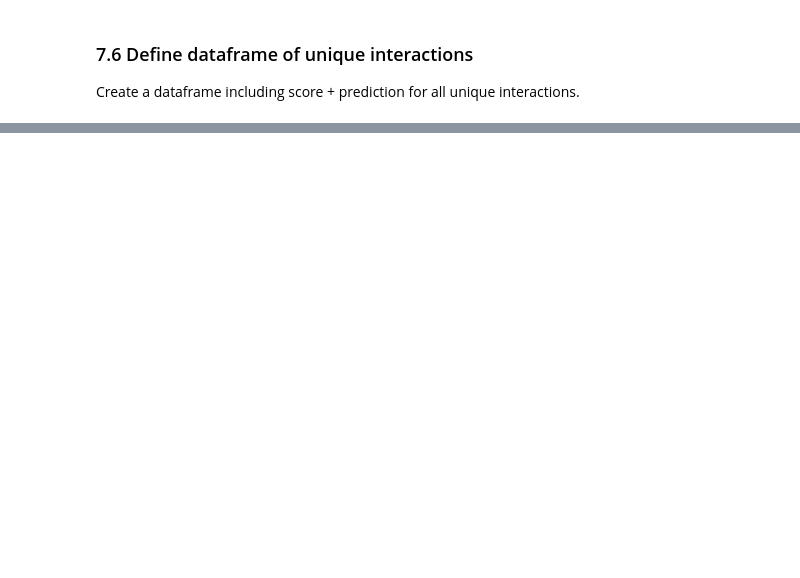
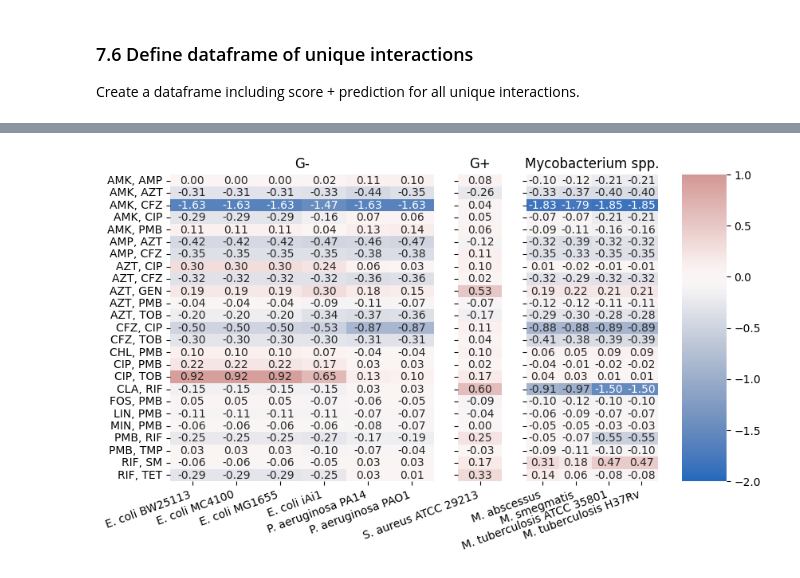
Before and after one commit to sriram-lab/TACTIC, a Jupyter notebook: TACTIC_analysis.ipynb, the cells around one changed output, grey strips where cells are left out. Saved outputs shown, nothing was run; the diff lists cells and outputs as text; code cells hidden in the pictures; blank space fills up the shorter version.

```diff
--- a/TACTIC_analysis.ipynb
+++ b/TACTIC_analysis.ipynb
@@ -40,7 +40,7 @@ omics_data  = {
     'mtb': pd.read_excel('./data/omics_data.xlsx', sheet_name='mtb_transcriptomics', engine='openpyxl')
 }
 ixn_data    = pd.read_excel('./data/ixn_data.xlsx', sheet_name=None, engine='openpyxl')
-ixn_key     = 'new_mtb'
+ixn_key     = 'data'
 orthology   = {
     'ecoli': pd.read_csv('./data/OrtholugeDB/Ec-MG1655_pathogens.txt', sep='\t'),
     'mtb': pd.read_csv('./data/OrtholugeDB/Mtb-H37Rv_pathogens.txt', sep='\t')
@@ -137,10 +137,9 @@ mtb['df']       = feature_data['feature_df']
 ### 1.2 Define feature data
 # %%
 # Define master data
-# ecoli_genes     = [g for g in ecoli['omics']['Gene'].tolist() if g not in ecoli['map']['M. tuberculosis H37Rv']]
-# idx             = [any(i.split('_')[0].endswith(gene) for gene in ecoli_genes) for i in list(ecoli['df'].index)]
-# master          = {'data': ixn_data['data'], 'df': pd.concat([ecoli['df'].loc[idx], mtb['df']])}
-master          = {'data': ixn_data[ixn_key], 'df': pd.concat([ecoli['df'], mtb['df']])}
+ecoli_genes     = [g for g in ecoli['omics']['Gene'].tolist() if g not in ecoli['map']['M. tuberculosis H37Rv']]
+idx             = [any(i.split('_')[0].endswith(gene) for gene in ecoli_genes) for i in list(ecoli['df'].index)]
+master          = {'data': ixn_data[ixn_key], 'df': pd.concat([ecoli['df'].loc[idx], mtb['df']])}
 
 # Define ML inputs
 ecoli['X']      = sparse.csr_matrix(ecoli['df'].to_numpy().transpose())
@@ -1200,0 +1093,52 @@ with open('./TACTIC_data.pkl', 'wb') as f:
+# %%
+# Load literature evidence
+dfe = pd.read_excel('./data/literature_evidence.xlsx')
+
+# Define reference landscape
+df = out['landscape']['lb'].copy()
+df.index = [i.rsplit(', ', 1)[0] for i in df.index]
+df.columns = [s[0] + '. ' + s.split(' ', 1)[-1] if '.' not in s else s for s in df.columns]
+
+# Define ixns
+ixns = dfe['Interaction'].unique().tolist()[:-2]
+
+# Subset strains by category
+cat = {
+    'G-': ['A. baumannii', 'E. coli', 'P. aeruginosa', 'S. typhimurium'],
+    'G+': ['S. aureus'],
+    'Mycobacterium spp.': ['M. abscessus', 'M. smegmatis', 'M. tuberculosis'],
+    'Commensal': ['B. vulgatus', 'E. eligens', 'E. rectale', 'L. rhamnosus']
+}
+ratios = (9, 1, 4, 4, 1)
+
+# Subset strains by category (only organisms in table)
+cat = {
+    'G-': ['E. coli', 'P. aeruginosa'],
+    'G+': ['S. aureus'],
+    'Mycobacterium spp.': ['M. abscessus', 'M. smegmatis', 'M. tuberculosis']
+}
+ratios = (6, 1, 3, 1)
+
+# Visualize predictions for literature set
+fig, axs = plt.subplots(nrows=1, ncols=len(cat)+1, figsize=(3*len(cat), 5),
+                        width_ratios=(ratios))
+vmin = np.floor(df.loc[ixns].min(axis=None))
+vmax = np.ceil(df.loc[ixns].max(axis=None))
+for i, (key, value) in enumerate(cat.items()):
+    # Define axis
+    ax = axs[i]
+    # Select subset
+    cols = [c for c in df.columns if any(c.startswith(s) for s in value)]
+    dfs = df.loc[ixns, cols]
+    # Visualize heatmap
+    sns.heatmap(dfs, center=0, vmin=vmin, vmax=vmax, cmap='vlag', annot=True, fmt='.2f', cbar=True, cbar_ax=axs[-1], ax=ax)
+    ax.set_title(key)
+    ax.set_xticklabels(list(dfs.columns), rotation=20, horizontalalignment='right')
+    # Remove y-axis label for subpanels
+    if i > 0:
+        ax.set_yticklabels('')
+
+# Visualize confusion matrix
+y_true = [s.split(' ')[0] if ' ' in s else s for s in dfe['Outcome']]
+# %% [output]
+[figure, added]
```
Also changed, not shown: parts of 37 cells of this notebook, 5 other files.
